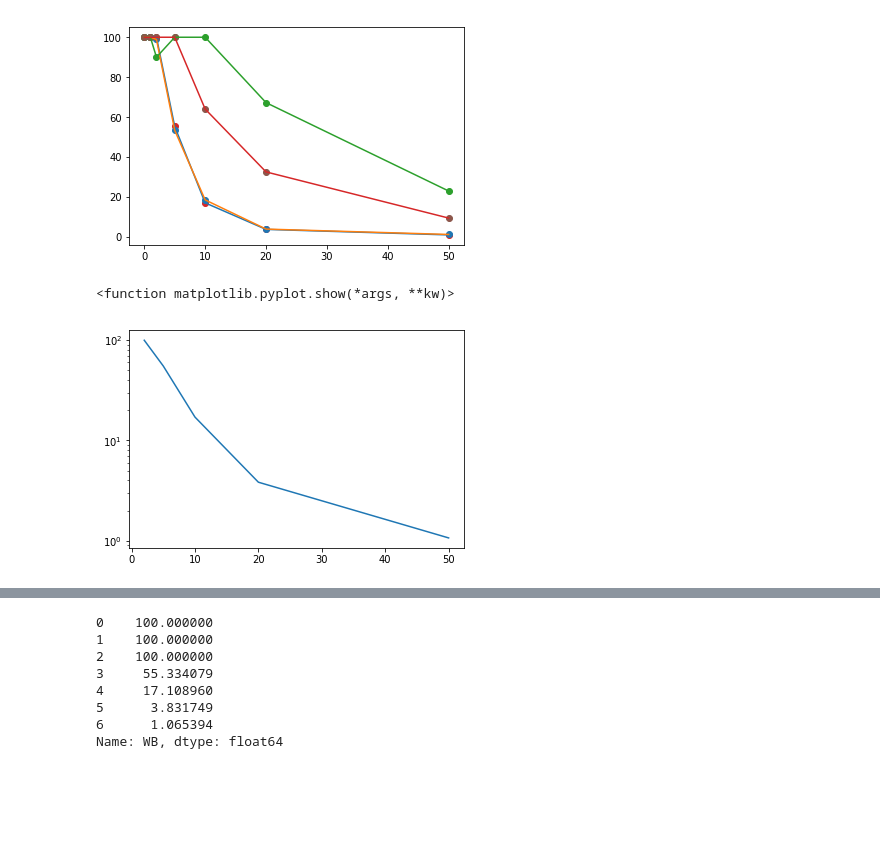
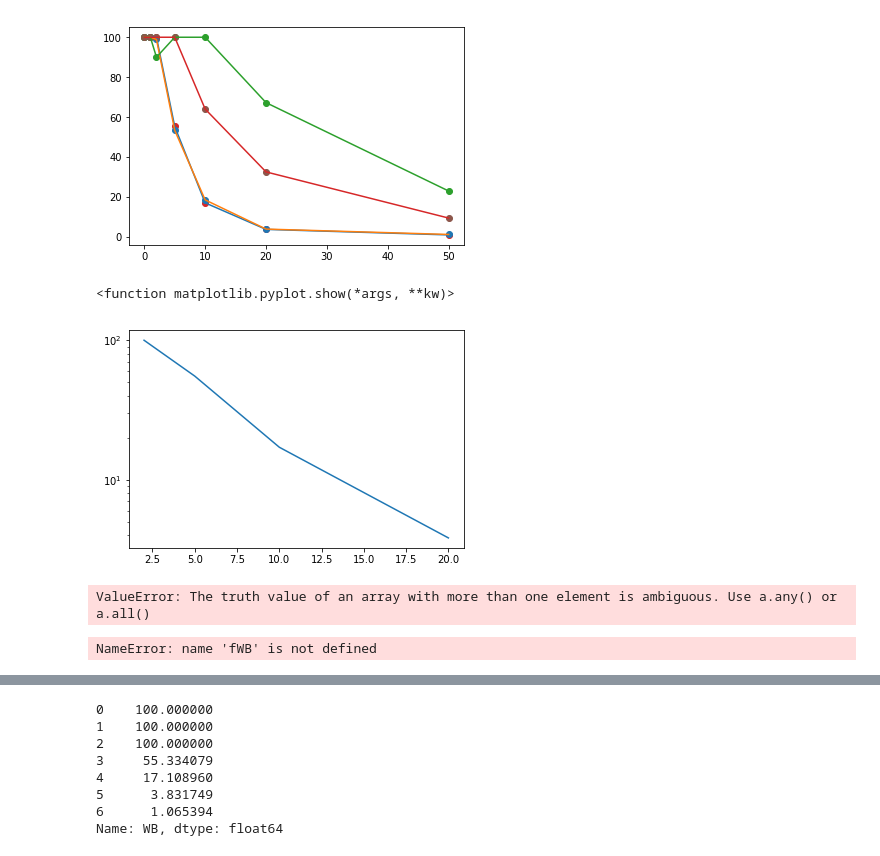
Before and after one commit to SaschaKrakovka/project, a Jupyter notebook: IC50MTZ_12_9_19_1.ipynb, the cells around one changed output, grey strips where cells are left out. Drawn from its saved outputs; the diff is of its cells as text; code cells hidden in the pictures; blank space fills up the shorter version.

Commit message:
Worked on equation fitting and solving, not done on that part.

```diff
--- a/IC50MTZ_12_9_19_1.ipynb
+++ b/IC50MTZ_12_9_19_1.ipynb
@@ -207,28 +204,43 @@ plt.show
 # %%
 #In this part I automate the selection of the linear part of the curve when looked at in logarithmic scale
 #The first step is to select all points from and including the last point that is 100%
 #For this I create two new data frames per strain
 WB_a  = MTZ_1["WB"]
 Conc_WB = MTZ_1["Conc"]
 #I filter for all that are smaller than 99%
 WB_aH = WB_a <99
 #and ask for the length of that element
 WB_aH = WB_a[WB_aH]
 len(WB_aH)
 
-
 #In the last step I give the total length minus the length of that element plus the data point exactly before to catch
 #the last point of 100%
-#Now I should find a way of calculating the last step before the curve flattens to make this complete
-WB_x = Conc_WB[(7-(len(WB_aH)+1)):7]
-WB_y = WB_a[(7-(len(WB_aH)+1)):7]
+#I than use the same approach plus 3 to make sure I get the last point of 100% plus three more.
+WB_x = Conc_WB[(7-(len(WB_aH)+1)):(7-len(WB_aH)+3)]
+WB_y = WB_a[(7-(len(WB_aH)+1)):(7-len(WB_aH)+3)]
 
 fig, ax = plt.subplots()
 ax.set_yscale('log')
 plt.plot(WB_x,WB_y)
 plt.show
 # %% [output]
 <function matplotlib.pyplot.show(*args, **kw)>
-[figure, old version]
+[figure, new version]
+# %%
+#Now I can use the created lists to fit them to an equation
+from sympy import solve
+
+fWB = np.polyfit(WB_x, np.log(WB_y), 1)
+#Solve the equation
+sWB = solve(fWB[0]*np.log(50)+fWB[1]-y , y)
+sWB = round(sWB[0], 5)
+sWB   #This is quiet far from the value one can read of from the curve above. I will have to optimise this
+#Something is fishy when fitting the line, I have to look over it. Also stopped working for some reason...
+# %% [output]
+ValueError: The truth value of an array with more than one element is ambiguous. Use a.any() or a.all()
+# %%
+fWB
+# %% [output]
+NameError: name 'fWB' is not defined
 # %%
 # %% [output]
```
Also changed, not shown: parts of 7 cells of this notebook, 2 other files.
